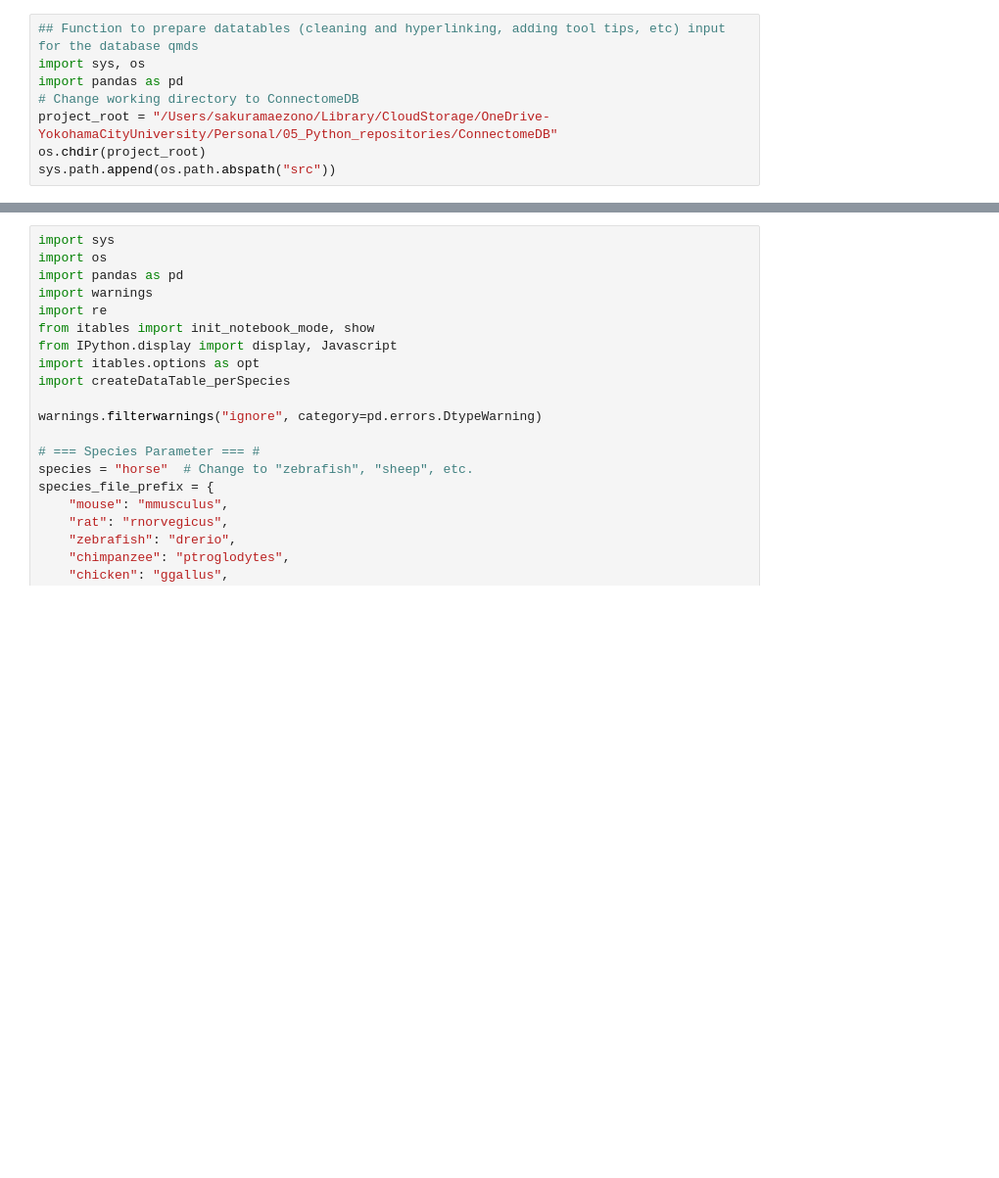
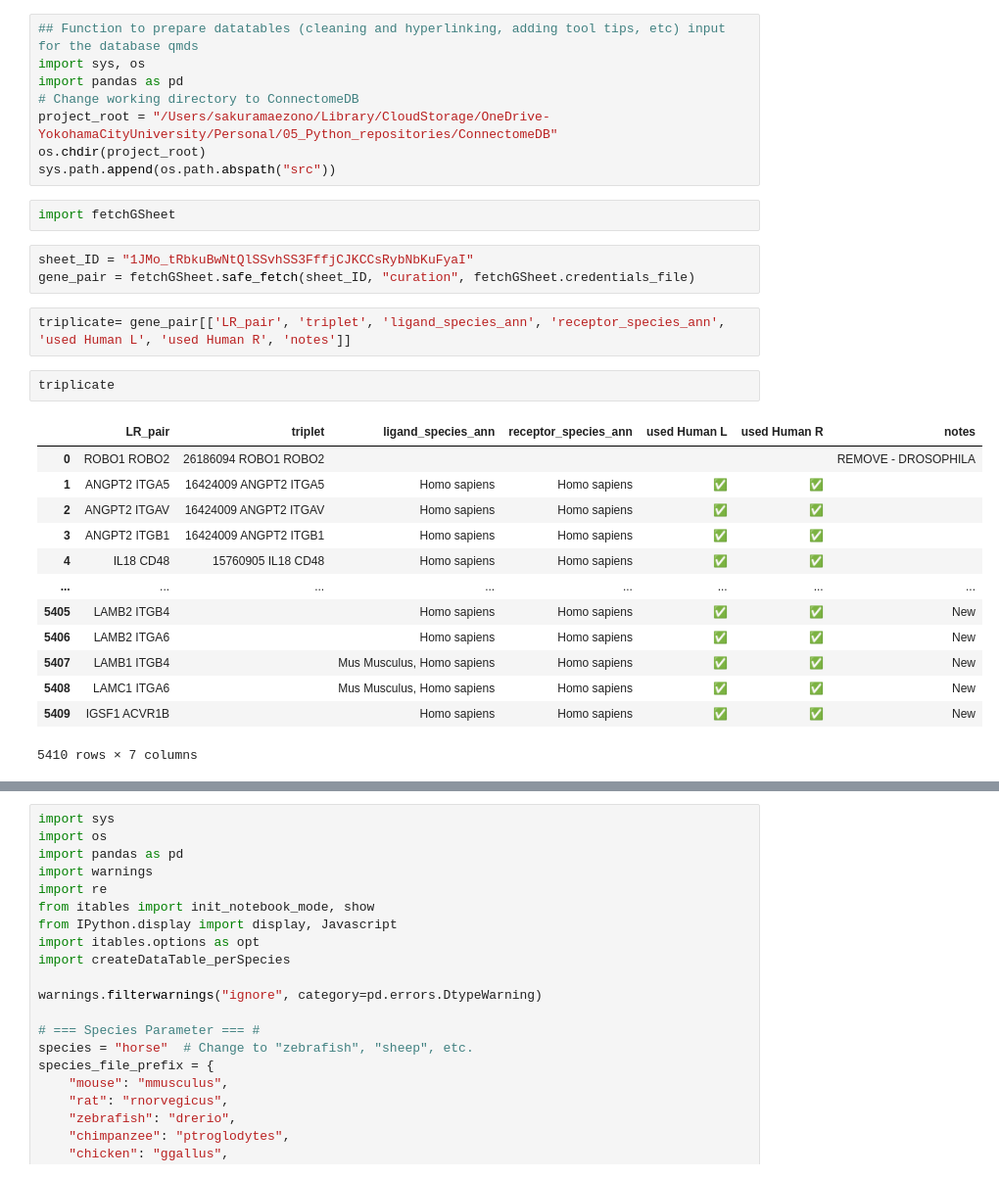
Before and after one commit to bioinfo-YCU/ConnectomeDB, a Jupyter notebook: Python_test.ipynb, the cells around one changed output, grey strips where cells are left out. Shown at 98% size. Drawn from its saved outputs; the diff is of its cells as text; blank space fills up the shorter version.

```diff
--- a/Python_test.ipynb
+++ b/Python_test.ipynb
@@ -8,3 +8,26 @@ import pandas as pd
 project_root = "/Users/sakuramaezono/Library/CloudStorage/OneDrive-YokohamaCityUniversity/Personal/05_Python_repositories/ConnectomeDB"
 os.chdir(project_root)
 sys.path.append(os.path.abspath("src"))
+# %%
+import fetchGSheet
+# %%
+sheet_ID = "1JMo_tRbkuBwNtQlSSvhSS3FffjCJKCCsRybNbKuFyaI"
+gene_pair = fetchGSheet.safe_fetch(sheet_ID, "curation", fetchGSheet.credentials_file)
+# %%
+triplicate= gene_pair[['LR_pair', 'triplet', 'ligand_species_ann', 'receptor_species_ann', 'used Human L', 'used Human R', 'notes']]
+# %%
+triplicate
+# %% [output]
+|  | LR_pair | triplet | ligand_species_ann | receptor_species_ann | used Human L | used Human R | notes |
+| 0 | ROBO1 ROBO2 | 26186094 ROBO1 ROBO2 |  |  |  |  | REMOVE - DROSOPHILA |
+| 1 | ANGPT2 ITGA5 | 16424009 ANGPT2 ITGA5 | Homo sapiens | Homo sapiens | ✅ | ✅ |  |
+| 2 | ANGPT2 ITGAV | 16424009 ANGPT2 ITGAV | Homo sapiens | Homo sapiens | ✅ | ✅ |  |
+| 3 | ANGPT2 ITGB1 | 16424009 ANGPT2 ITGB1 | Homo sapiens | Homo sapiens | ✅ | ✅ |  |
+| 4 | IL18 CD48 | 15760905 IL18 CD48 | Homo sapiens | Homo sapiens | ✅ | ✅ |  |
+| ... | ... | ... | ... | ... | ... | ... | ... |
+| 5405 | LAMB2 ITGB4 |  | Homo sapiens | Homo sapiens | ✅ | ✅ | New |
+| 5406 | LAMB2 ITGA6 |  | Homo sapiens | Homo sapiens | ✅ | ✅ | New |
+| 5407 | LAMB1 ITGB4 |  | Mus Musculus, Homo sapiens | Homo sapiens | ✅ | ✅ | New |
+| 5408 | LAMC1 ITGA6 |  | Mus Musculus, Homo sapiens | Homo sapiens | ✅ | ✅ | New |
+| 5409 | IGSF1 ACVR1B |  | Homo sapiens | Homo sapiens | ✅ | ✅ | New |
+5410 rows × 7 columns
```
Also changed, not shown: parts of 14 cells of this notebook, 10 other files.
